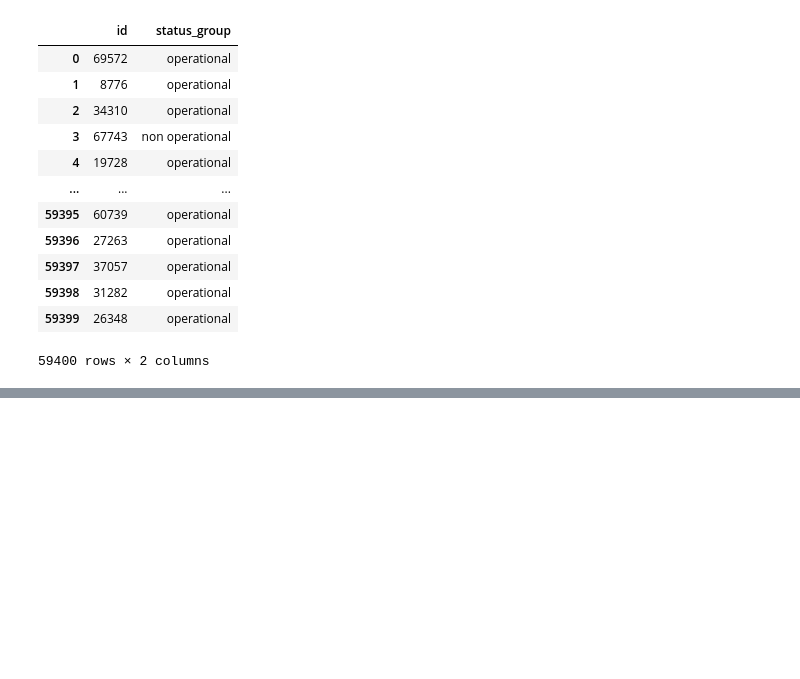
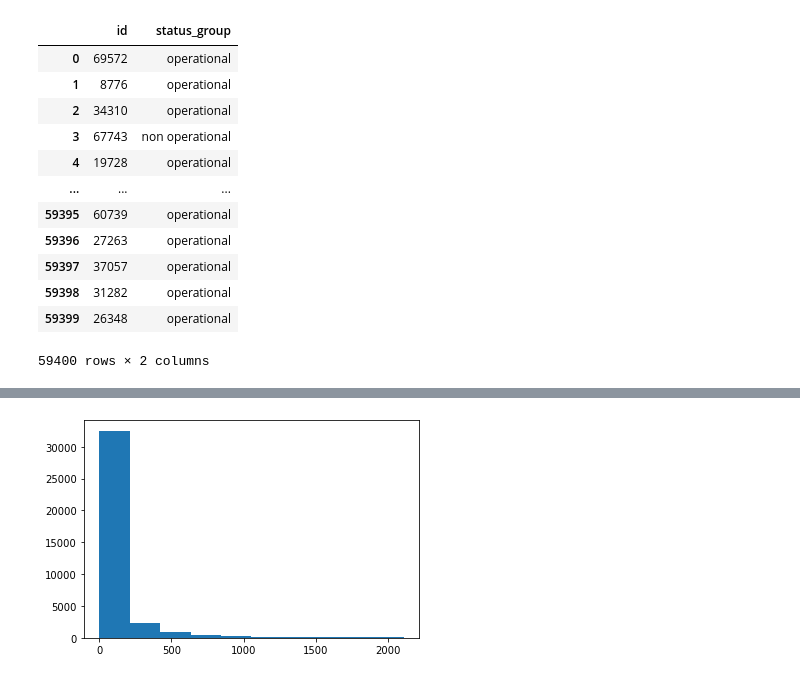
Before and after one commit to BobbyGerberick/Tanzanian_Water_Wells, a Jupyter notebook: Dev_Notebooks/ben_notebook.ipynb, the cells around one changed output, grey strips where cells are left out. Saved outputs shown, nothing was run; the diff lists cells and outputs as text; code cells hidden in the pictures; blank space fills up the shorter version.

```diff
--- a/Dev_Notebooks/ben_notebook.ipynb
+++ b/Dev_Notebooks/ben_notebook.ipynb
@@ -642,0 +723,7 @@ training_labels
+# %%
+transformed_df['date_recorded'] = df_small_small['date_recorded']
+transformed_df['gps_height'] = df_small_small['gps_height']
+transformed_df['longitude'] = df_small_small['longitude']
+transformed_df['latitude'] = df_small_small['latitude']
+transformed_df['population'] = df_small_small['population']
+transformed_df['construction_year'] = df_small_small['construction_year']
@@ -642,0 +740,2 @@ training_labels
+# %%
+transformed_df['date_recorded'] = pd.to_datetime(transformed_df['date_recorded'])
@@ -642,0 +803,4 @@ training_labels
+# %%
+plt.hist(X_train['installer']);
+# %% [output]
+[figure, added]
```
Also changed, not shown: parts of 27 cells of this notebook.
